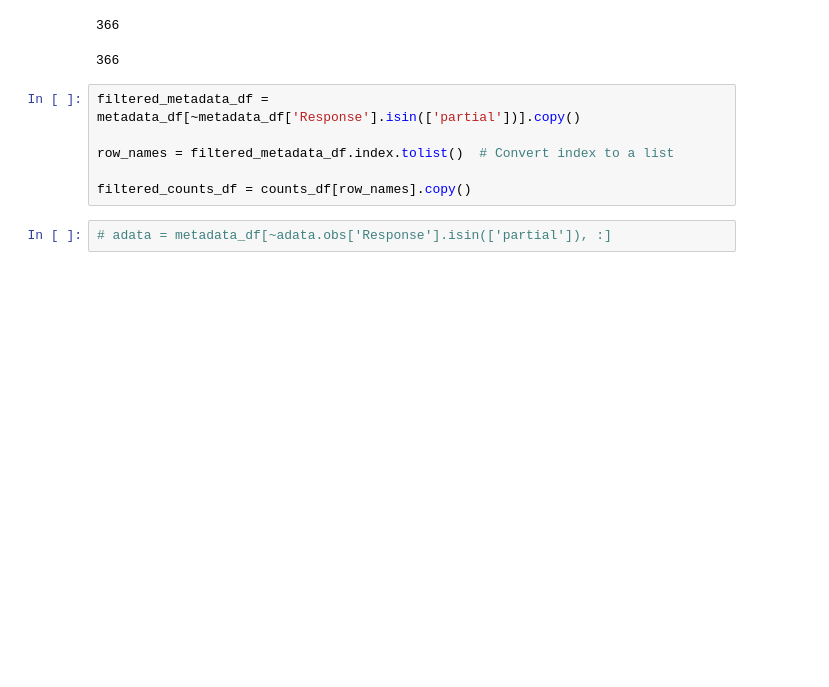
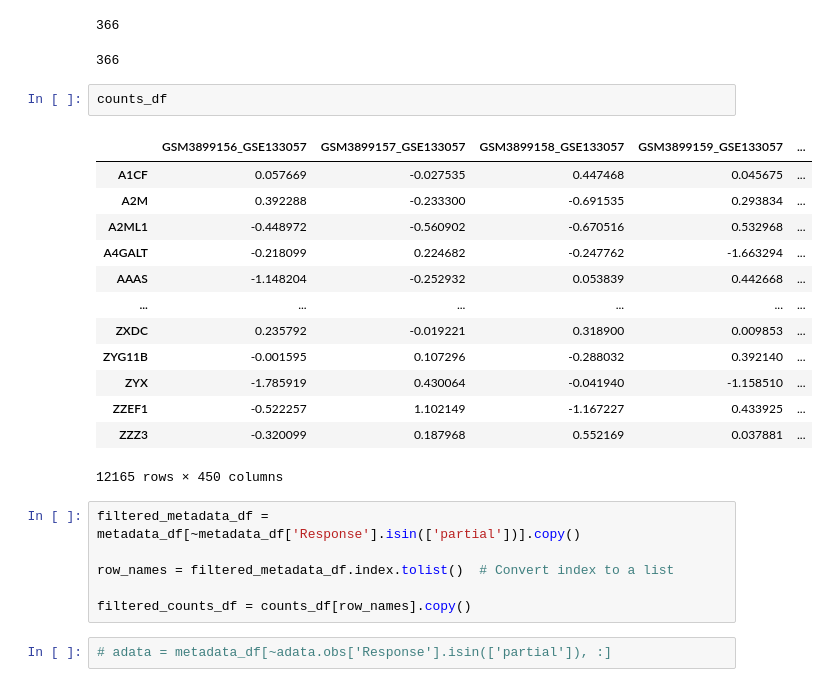
Before and after one commit to paoloAngelino/RCproject_code, a Jupyter notebook: sean_ann_python/ANN_v3_feature_selection.ipynb, the cells around one changed output. Cells and saved outputs as stored; diff of their text form; blank space fills up the shorter version.

```diff
--- a/sean_ann_python/ANN_v3_feature_selection.ipynb
+++ b/sean_ann_python/ANN_v3_feature_selection.ipynb
@@ -241,6 +241,22 @@ counts_df.shape[0]
 # %% [output]
 366
 366
+# %%
+counts_df
+# %% [output]
+|  | GSM3899156_GSE133057 | GSM3899157_GSE133057 | GSM3899158_GSE133057 | GSM3899159_GSE133057 | ... |
+| A1CF | 0.057669 | -0.027535 | 0.447468 | 0.045675 | ... |
+| A2M | 0.392288 | -0.233300 | -0.691535 | 0.293834 | ... |
+| A2ML1 | -0.448972 | -0.560902 | -0.670516 | 0.532968 | ... |
+| A4GALT | -0.218099 | 0.224682 | -0.247762 | -1.663294 | ... |
+| AAAS | -1.148204 | -0.252932 | 0.053839 | 0.442668 | ... |
+| ... | ... | ... | ... | ... | ... |
+| ZXDC | 0.235792 | -0.019221 | 0.318900 | 0.009853 | ... |
+| ZYG11B | -0.001595 | 0.107296 | -0.288032 | 0.392140 | ... |
+| ZYX | -1.785919 | 0.430064 | -0.041940 | -1.158510 | ... |
+| ZZEF1 | -0.522257 | 1.102149 | -1.167227 | 0.433925 | ... |
+| ZZZ3 | -0.320099 | 0.187968 | 0.552169 | 0.037881 | ... |
+12165 rows × 450 columns
 # %%
 filtered_metadata_df = metadata_df[~metadata_df['Response'].isin(['partial'])].copy()
 
```
Also changed, not shown: parts of 4 cells of this notebook, 3 other files.
